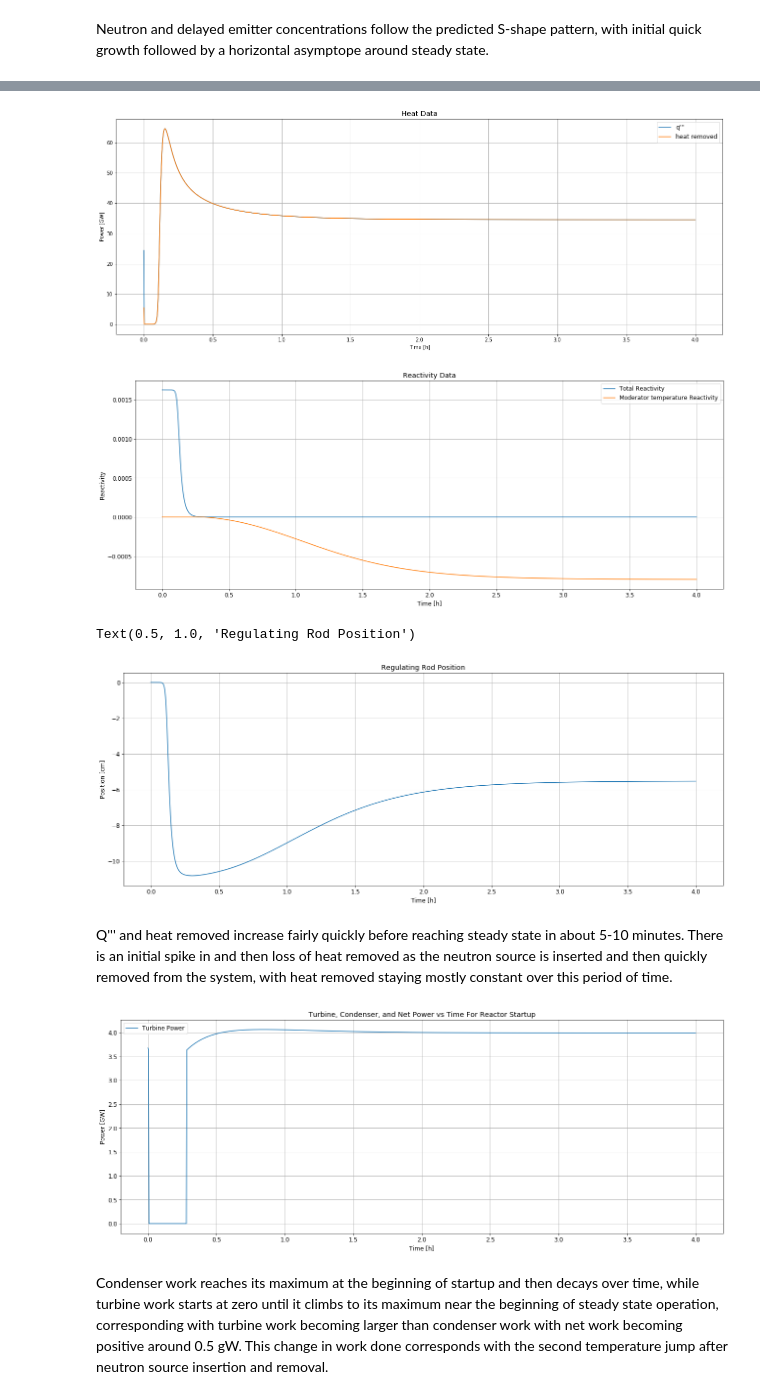
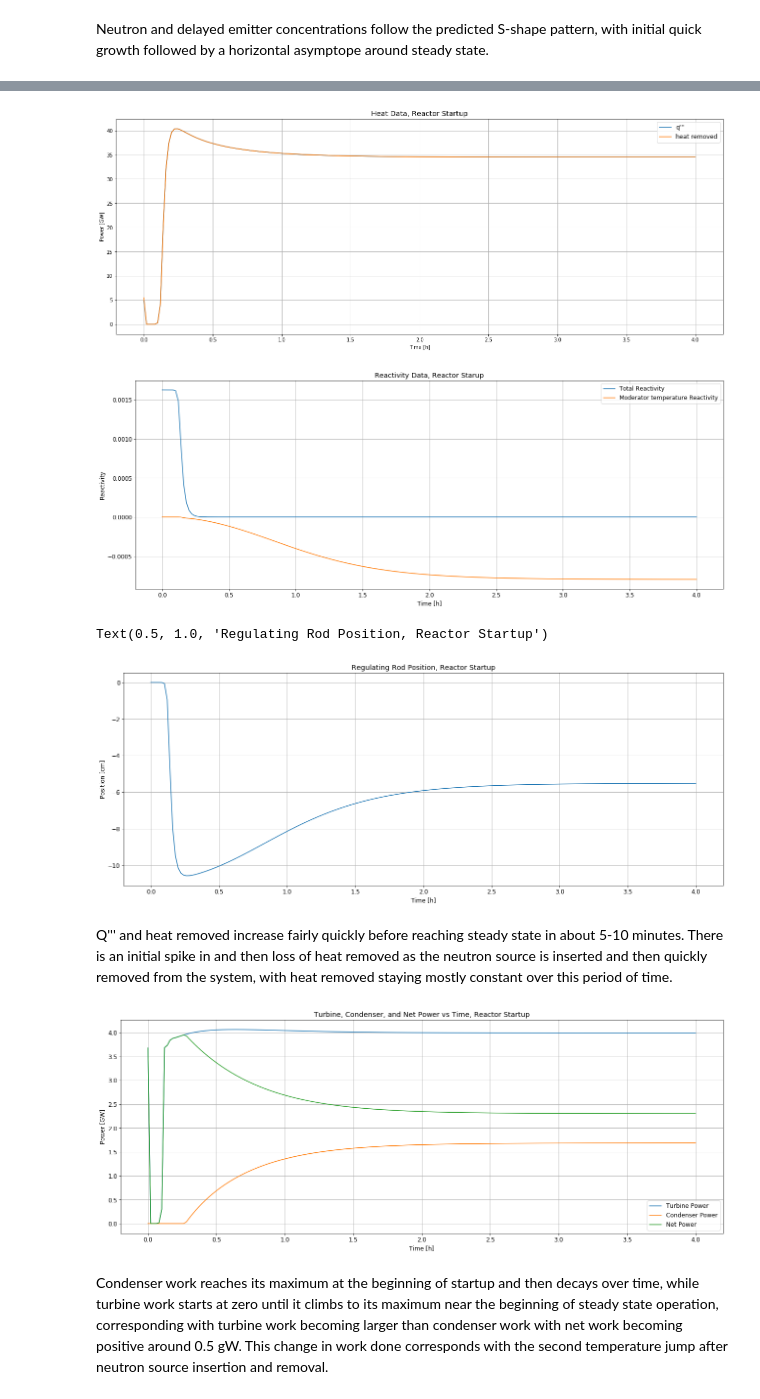
Before and after one commit to dpploy/engy-4350, a Jupyter notebook: notebooks/05-bwr-two-temperature-pt-reactor-A.ipynb, the cells around one changed output, grey strips where cells are left out. Drawn from its saved outputs; the diff is of its cells as text; code cells hidden in the pictures.

```diff
--- a/notebooks/05-bwr-two-temperature-pt-reactor-A.ipynb
+++ b/notebooks/05-bwr-two-temperature-pt-reactor-A.ipynb
@@ -1022,7 +1022,7 @@ def turbine (time, temp_in, params):
     #expand the entering steam from whatever temperature and pressure it enters at to 0.035 kpa, with 80% efficiency.
     #pressure of steam when it enters the turbine equals the current reactor operating pressure
 
-    if temp_in < 273.15: # if temp is below this the turbine will not work
+    if temp_in <= 273.15: # if temp is below this the turbine will not work
         t_runoff = temp_in
         w_real = 0
         return(t_runoff, w_real)
@@ -1043,6 +1043,9 @@ def turbine (time, temp_in, params):
     w_real = w_real * params['steam flowrate'] #multiply work done/kg steam by amount of steam to get total work
 
     t_runoff = steam_table._Backward1_T_Ph(0.00075, h_real) # this goes to the condenser
+
+    #if w_real > heat_removed:
+        #w_real = heat_removed
     return (t_runoff, w_real)
 # %% [markdown]
 # The Condenser
@@ -1154,21 +1170,28 @@ def quantities2(u_vec_history, params, time_stamps):
 
     for (time, n_dens, temp_f, temp_c) in zip(time_stamps, u_vec_history[:,0], u_vec_history[:,-2], u_vec_history[:,-1]):
         turb = turbine(time, temp_c, params)
-        turbwork = turb[1]/sc.mega
+        turbwork = turb[1] * sc.kilo
+        heat_removed = -1 * heat_sink_rate(time, temp_f, temp_c, params)
+        if turbwork > heat_removed:
+            turbwork = heat_removed
+        turbwork = turbwork / sc.giga
         twork.append(turbwork)
 
-        #cond = condenser(time, turb[0], temp_c, params)
-        #condwork = cond[1]/sc.mega
-        #cwork.append(condwork)
 
-        #net_work = turbwork - abs(condwork) # Wnet = Ws - |Wcond|
-        #nwork.append(net_work)
+        cond = condenser(time, turb[0], temp_c, params)
+        condwork = cond[1]/sc.mega
+        if condwork < 0:
+            condwork = 0
+        cwork.append(condwork)
+
+        net_work = turbwork - condwork # Wnet = Ws - Wcond
+        nwork.append(net_work)
 
         #pwork.append(pump_work[time])
 
-    data["turbine work [mW]"] = twork
-    #data["condenser work [mW]"] = cwork
-    #d#ata["net work [mW]"] = nwork
+    data["turbine work [GW]"] = twork
+    data["condenser work [GW]"] = cwork
+    data["net work [GW]"] = nwork
 
     quantities = pd.DataFrame( data )
     return(quantities)
@@ -1299,12 +1322,12 @@ params['q_source_status'] = 'in' # is q_source inserted (in) or withdrawn (out)
 import numpy as np
 import scipy.constants as sc
 
-params['malfunction start'] = 9999 * sc.minute
-params['malfunction end'] = 9999 * sc.minute
-params['shutdown time'] = 9999 * sc.minute
+params['malfunction start'] = 9999 * sc.hour
+params['malfunction end'] = 9999 * sc.hour
+params['shutdown time'] = 9999 * sc.hour
 
 gen_time = params['gen_time'] # retrieve neutron generation time
-params['q_0'] = 0.5
+params['q_0'] = 0.1
 
 params['n_ss'] = 0 # neutronless steady state before start up
 
@@ -1328,7 +1351,7 @@ setup_initial_conditions(params)
 import scipy.constants as const
 
 time_final    = 4 * const.hour
-n_time_stamps = 1000 # number of solution values in time
+n_time_stamps = 200 # number of solution values in time
 
 params['time_final']    = time_final
 params['n_time_stamps'] = n_time_stamps
@@ -1354,11 +1381,11 @@ plt.grid()
 plt.rc('font', size=12)
 plt.xlabel('Time [h]')
 plt.ylabel('Power [GW]')
-plt.title('Heat Data')
+plt.title('Heat Data, Reactor Startup')
 plt.legend(["q'''", "heat removed"])
 plt.show()
 # %% [output]
-[figure, old version]
+[figure, new version]
 # %%
 quants = quantities3(u_vec_history, params, params['time_stamps'])
 plt.figure(figsize=(22, 8))
@@ -1367,11 +1394,11 @@ plt.grid()
 plt.rc('font', size=12)
 plt.xlabel('Time [h]')
 plt.ylabel('Reactivity')
-plt.title('Reactivity Data')
+plt.title('Reactivity Data, Reactor Starup')
 plt.legend(['Total Reactivity','Moderator temperature Reactivity'])
 plt.show()
 # %% [output]
-[figure, old version]
+[figure, new version]
 # %%
 plt.figure(figsize=(22, 8))
 plt.plot(params['time_stamps']/3600, quants[1])
@@ -1379,24 +1406,24 @@ plt.grid()
 plt.rc('font', size=12)
 plt.xlabel('Time [h]')
 plt.ylabel('Position [cm]')
-plt.title('Regulating Rod Position')
+plt.title('Regulating Rod Position, Reactor Startup')
 # %% [output]
-Text(0.5, 1.0, 'Regulating Rod Position')
+Text(0.5, 1.0, 'Regulating Rod Position, Reactor Startup')
-[figure, old version]
+[figure, new version]
 # %% [markdown]
 Q''' and heat removed increase fairly quickly before reaching steady state in about 5-10 minutes. There is an initial spike in and then loss of heat removed as the neutron source is inserted and then quickly removed from the system, with heat removed staying mostly constant over this period of time.
 # %%
 work_data = quantities2(u_vec_history, params, params['time_stamps'])
 plt.figure(figsize=(22, 8))
 plt.plot(params['time_stamps']/3600, work_data)
 plt.grid()
 plt.rc('font', size=12)
 plt.xlabel('Time [h]')
 plt.ylabel('Power [GW]')
-plt.title('Turbine, Condenser, and Net Power vs Time For Reactor Startup')
-plt.legend(['Turbine Power'])
+plt.title('Turbine, Condenser, and Net Power vs Time, Reactor Startup')
+plt.legend(['Turbine Power',  'Condenser Power', 'Net Power'])
 plt.show()
 # %% [output]
-[figure, old version]
+[figure, new version]
 # %% [markdown]
 Condenser work reaches its maximum at the beginning of startup and then decays over time, while turbine work starts at zero until it climbs to its maximum near the beginning of steady state operation, corresponding with turbine work becoming larger than condenser work with net work becoming positive around 0.5 gW. This change in work done corresponds with the second temperature jump after neutron source insertion and removal.
```
Also changed, not shown: parts of 8 cells of this notebook, 2 other files.
